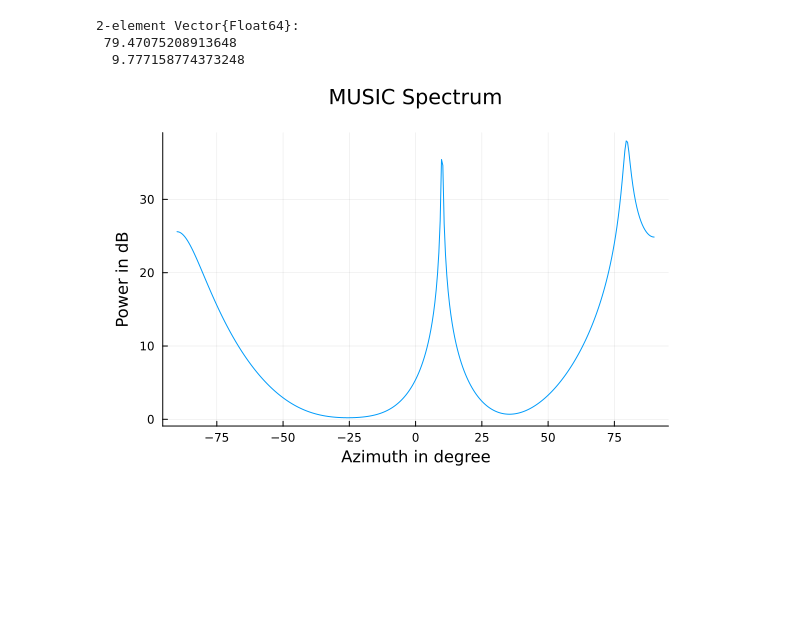
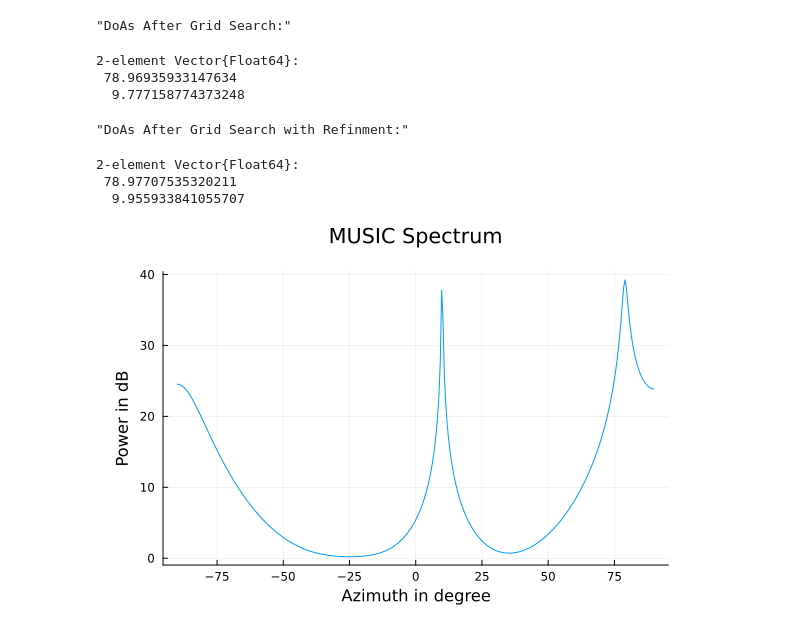
Before and after one commit to Matt266/ArraySignalProcessing.jl, a Jupyter notebook: examples/MUSIC.ipynb, the cells around one changed output. Saved outputs shown, nothing was run; the diff lists cells and outputs as text; code cells hidden in the pictures; blank space fills up the shorter version.

Commit message:
Updated find_doas example and added find_doas with refinment

```diff
--- a/examples/MUSIC.ipynb
+++ b/examples/MUSIC.ipynb
@@ -2,37 +2,45 @@
 using ArraySignalProcessing
 using LinearAlgebra
 
 fc = 150e6
 
 # Spacing:  1m is λ/2 for 150MHz
 # Oriented along yaxis to match Matlab behavior
 pa = IsotropicArray([0 0 0 0;
                     -1.5 -0.5 0.5 1.5])
 
 # test signal generation
 Rss = I(2)
 Θ = deg2rad.([10, 80])
 d = length(Θ)
 N = 2000
 SNR = 5
 X = unconditional_signals(pa, Rss, N, SNR, Θ, fc)
 Rxx = X*X'/N
 
 # MUSIC spectrum
 ϕaxis = LinRange(-90, 90, 360)
 P = music(pa, Rxx, d, deg2rad.(ϕaxis), fc)
+display("DoAs After Grid Search:")
 display(find_doas(ϕaxis, P, d))
+display("DoAs After Grid Search with Refinment:")
+display(rad2deg.(find_doas(deg2rad.(ϕaxis), angles -> music(pa, Rxx, d, angles, fc), d)))
 using Plots
 import Measures
 p1 = plot(ϕaxis, 10*log10.(P))
 plot!(title="MUSIC Spectrum", legend = false, margin=5*Measures.mm)
 xlabel!("Azimuth in degree")
 ylabel!("Power in dB")
 # %% [output]
-2-element Vector{Float64}:
- 79.47075208913648
-  9.777158774373248
+"DoAs After Grid Search:"
+2-element Vector{Float64}:
+ 78.96935933147634
+  9.777158774373248
+"DoAs After Grid Search with Refinment:"
+2-element Vector{Float64}:
+ 78.97707535320211
+  9.955933841055707
-[figure, old version]
+[figure, new version]
 # %%
 using  CUDA
 pa = IsotropicArray(cu([0 0 0 0;
```
Also changed, not shown: parts of 1 cell of this notebook, 1 other file.
